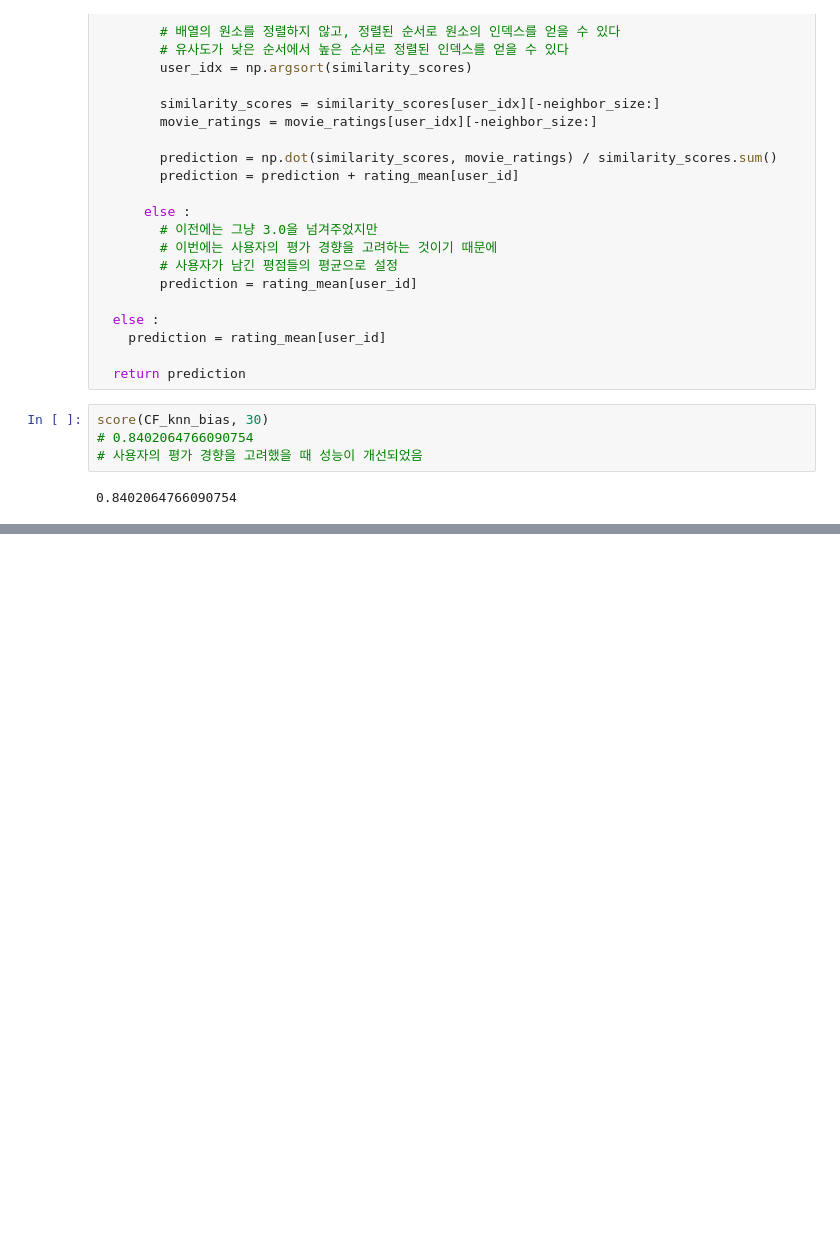
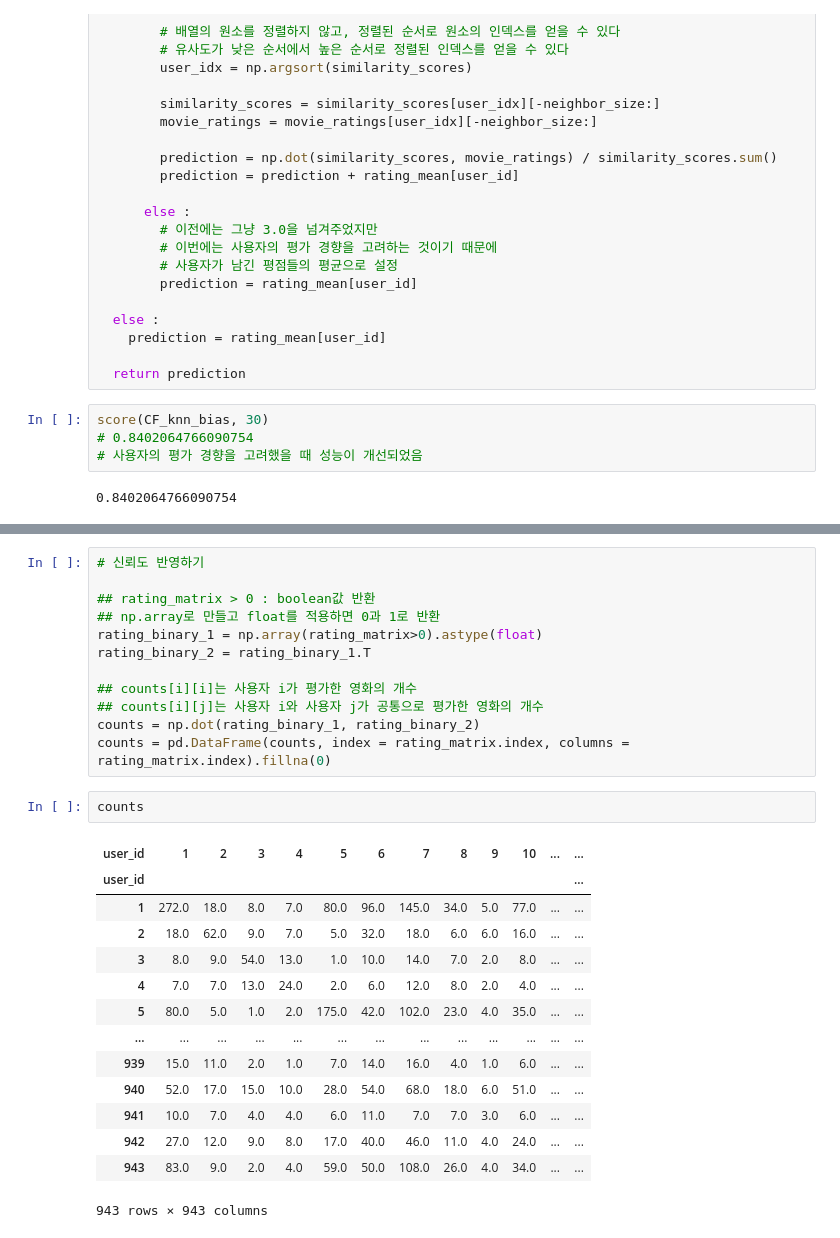
Before and after one commit to yoonsseo/pyhton-recosys, a Jupyter notebook: recoSysCF.ipynb, the cells around one changed output, grey strips where cells are left out. Drawn from its saved outputs; the diff is of its cells as text; blank space fills up the shorter version.

```diff
--- a/recoSysCF.ipynb
+++ b/recoSysCF.ipynb
@@ -611,0 +760,29 @@ score(CF_knn_bias, 30)
+# %%
+# 신뢰도 반영하기
+
+## rating_matrix > 0 : boolean값 반환
+## np.array로 만들고 float를 적용하면 0과 1로 반환
+rating_binary_1 = np.array(rating_matrix>0).astype(float)
+rating_binary_2 = rating_binary_1.T
+
+## counts[i][i]는 사용자 i가 평가한 영화의 개수
+## counts[i][j]는 사용자 i와 사용자 j가 공통으로 평가한 영화의 개수
+counts = np.dot(rating_binary_1, rating_binary_2)
+counts = pd.DataFrame(counts, index = rating_matrix.index, columns = rating_matrix.index).fillna(0)
+# %%
+counts
+# %% [output]
+| user_id | 1 | 2 | 3 | 4 | 5 | 6 | 7 | 8 | 9 | 10 | ... | ... |
+| user_id |  |  |  |  |  |  |  |  |  |  |  | ... |
+| 1 | 272.0 | 18.0 | 8.0 | 7.0 | 80.0 | 96.0 | 145.0 | 34.0 | 5.0 | 77.0 | ... | ... |
+| 2 | 18.0 | 62.0 | 9.0 | 7.0 | 5.0 | 32.0 | 18.0 | 6.0 | 6.0 | 16.0 | ... | ... |
+| 3 | 8.0 | 9.0 | 54.0 | 13.0 | 1.0 | 10.0 | 14.0 | 7.0 | 2.0 | 8.0 | ... | ... |
+| 4 | 7.0 | 7.0 | 13.0 | 24.0 | 2.0 | 6.0 | 12.0 | 8.0 | 2.0 | 4.0 | ... | ... |
+| 5 | 80.0 | 5.0 | 1.0 | 2.0 | 175.0 | 42.0 | 102.0 | 23.0 | 4.0 | 35.0 | ... | ... |
+| ... | ... | ... | ... | ... | ... | ... | ... | ... | ... | ... | ... | ... |
+| 939 | 15.0 | 11.0 | 2.0 | 1.0 | 7.0 | 14.0 | 16.0 | 4.0 | 1.0 | 6.0 | ... | ... |
+| 940 | 52.0 | 17.0 | 15.0 | 10.0 | 28.0 | 54.0 | 68.0 | 18.0 | 6.0 | 51.0 | ... | ... |
+| 941 | 10.0 | 7.0 | 4.0 | 4.0 | 6.0 | 11.0 | 7.0 | 7.0 | 3.0 | 6.0 | ... | ... |
+| 942 | 27.0 | 12.0 | 9.0 | 8.0 | 17.0 | 40.0 | 46.0 | 11.0 | 4.0 | 24.0 | ... | ... |
+| 943 | 83.0 | 9.0 | 2.0 | 4.0 | 59.0 | 50.0 | 108.0 | 26.0 | 4.0 | 34.0 | ... | ... |
+943 rows × 943 columns
```
Also changed, not shown: parts of 5 cells of this notebook.
